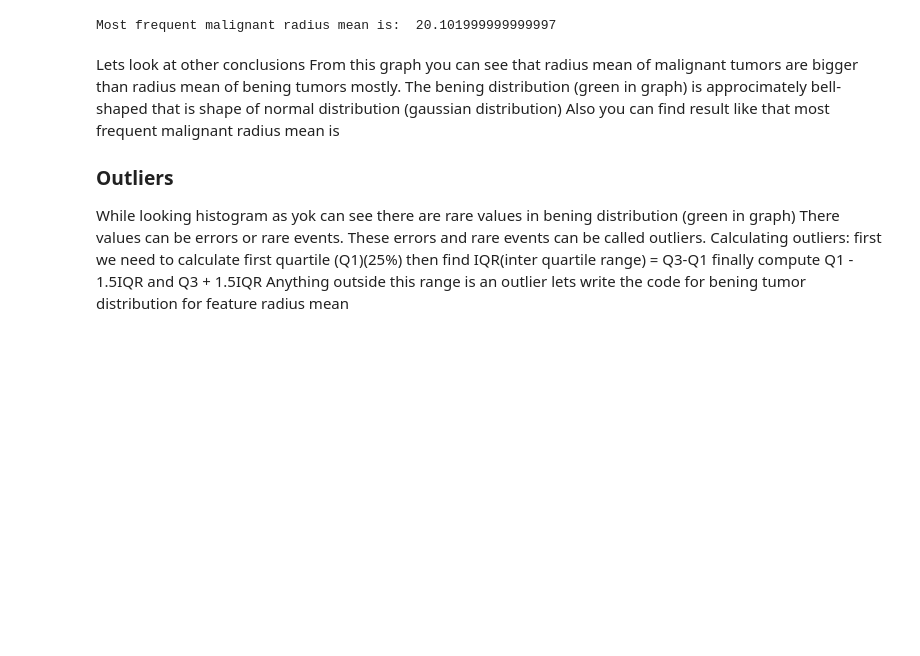
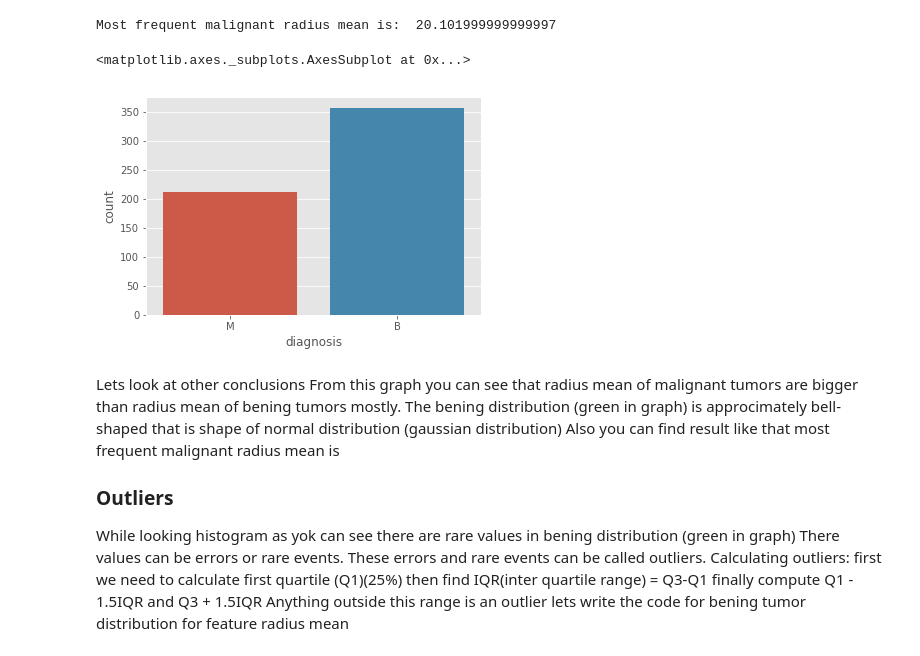
Before and after one commit to BabakBar/Kaggle-Movie-Industry, a Jupyter notebook: AI_Proj/BreastCancer.ipynb, the cells around one changed output. Drawn from its saved outputs; the diff is of its cells as text; code cells hidden in the pictures; blank space fills up the shorter version.

```diff
--- a/AI_Proj/BreastCancer.ipynb
+++ b/AI_Proj/BreastCancer.ipynb
@@ -55,7 +55,7 @@ import warnings
 warnings.filterwarnings("ignore")
 from scipy import stats
 # %%
-# read data
-data = pd.read_csv("data.csv")
+# read dataset
+data_raw = pd.read_csv("data.csv")
 # %%
 # quick look to data
@@ -85,6 +88,6 @@ data.describe()
 # %%
 # id column is useless and Unamed: 32 column is empty, so we can drop them
-data = data.drop(['Unnamed: 32','id'],axis = 1)
+data = data_raw.drop(['Unnamed: 32','id'],axis = 1)
 # %%
 # check for missing values
 missing_values=data.isnull().sum()
@@ -143,6 +146,12 @@ print("Most frequent malignant radius mean is: ",most_frequent_malignant_radius_
 # %% [output]
 [figure]
 Most frequent malignant radius mean is:  20.101999999999997
+# %%
+# quick look at the frequency of cancer stages
+sns.countplot(data['diagnosis'], label="Count")
+# %% [output]
+<matplotlib.axes._subplots.AxesSubplot at 0x...>
+[figure, added]
 # %% [markdown]
 Lets look at other conclusions
 From this graph you can see that radius mean of malignant tumors are bigger than radius mean of bening tumors mostly.
```
Also changed, not shown: parts of 4 cells of this notebook.
